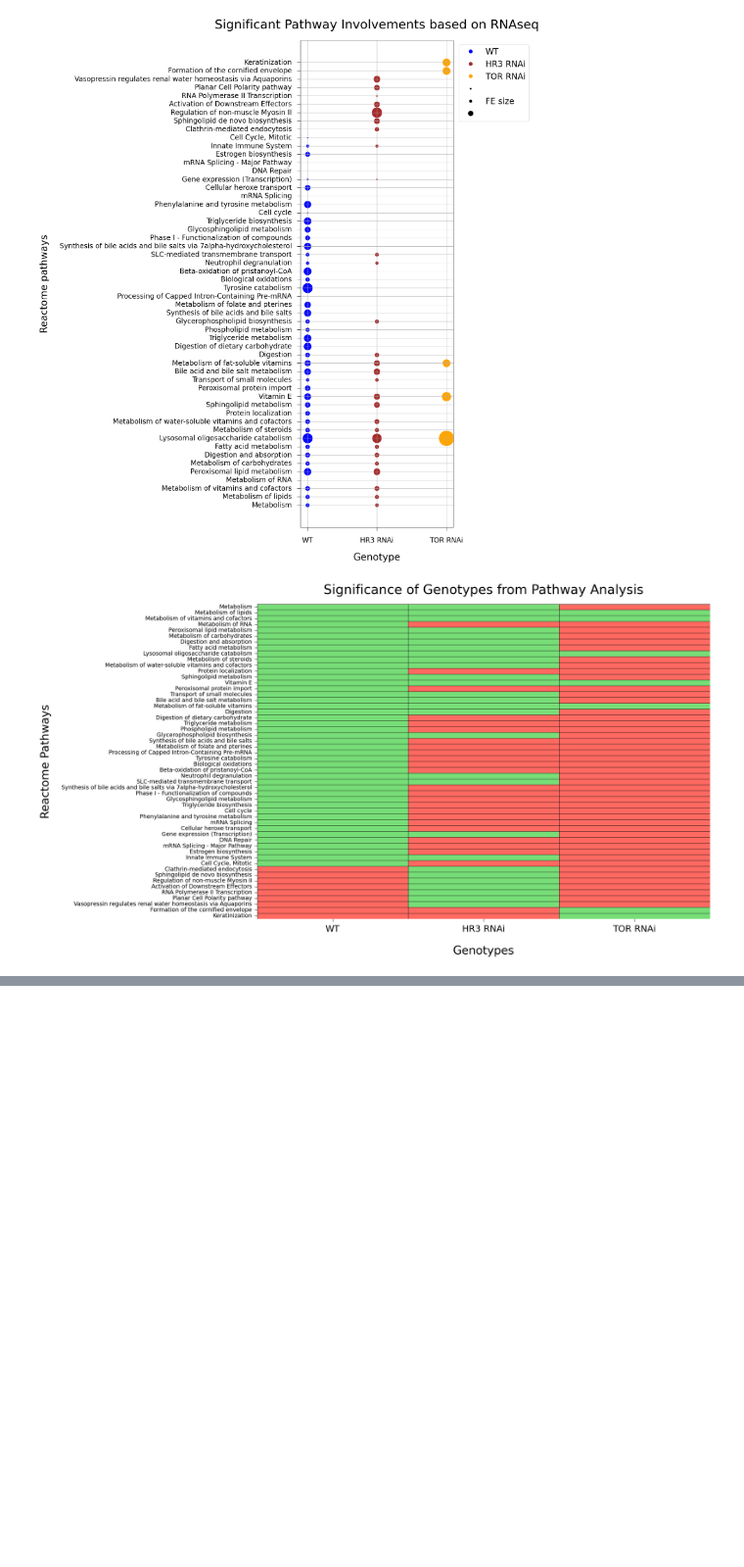
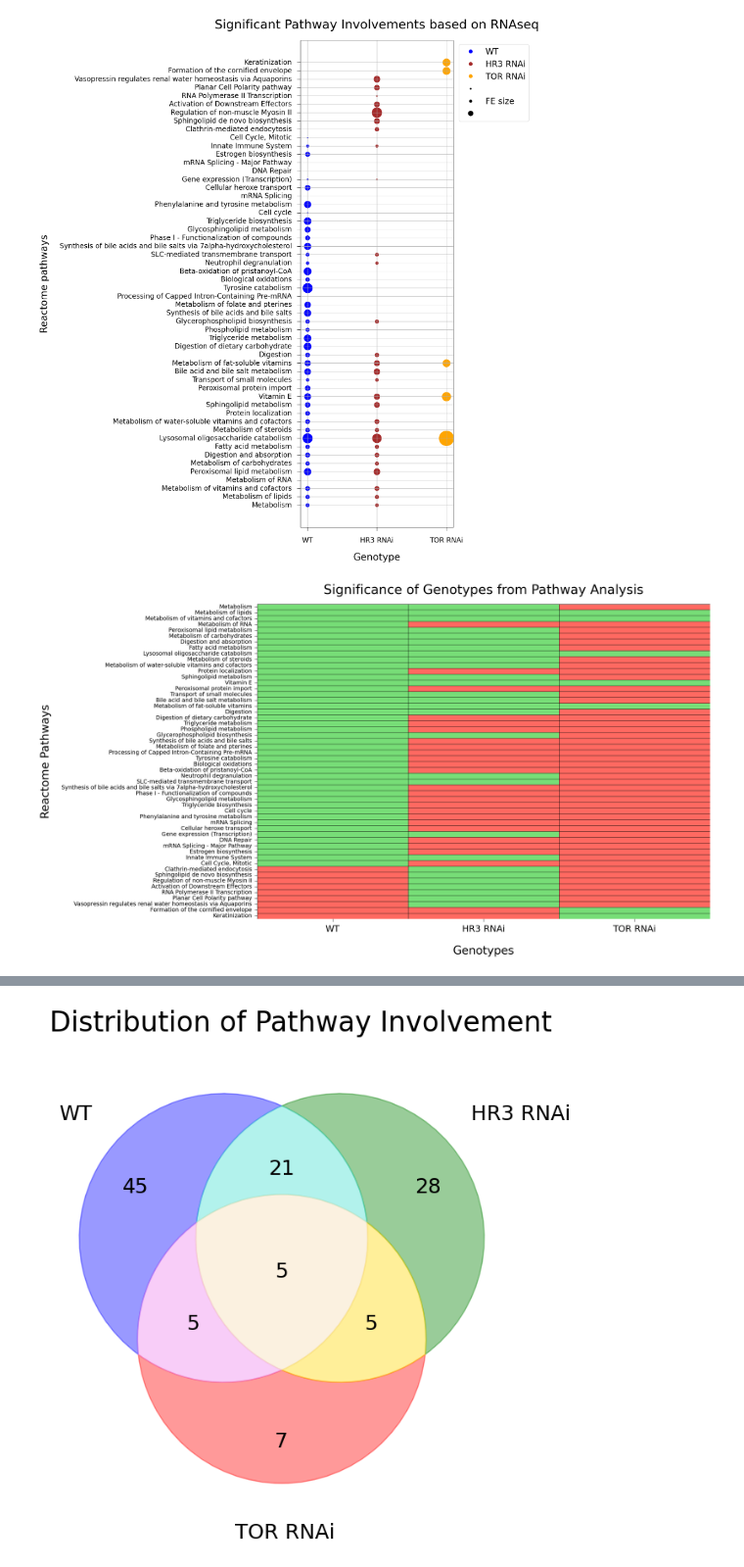
Before and after one commit to nzomorrodnia/bachelorproject_drosophila, a Jupyter notebook: RNA seq pathway analysis.ipynb, the cells around one changed output, grey strips where cells are left out. Shown at 98% size. Saved outputs shown, nothing was run; the diff lists cells and outputs as text; code cells hidden in the pictures; blank space fills up the shorter version.

```diff
--- a/RNA seq pathway analysis.ipynb
+++ b/RNA seq pathway analysis.ipynb
@@ -136,11 +137,13 @@ import matplotlib.pyplot as plt
 genotypes = ['WT', 'HR3', 'TOR']
 
 # Define the color_dict for each genotype
-color_dict = {
+color_dict_95 = {
     'WT': 'blue',
     'HR3': 'brown',
     'TOR': 'orange'
 }
+
+color_dict = color_dict_95.copy()
 
 fig, ax = plt.subplots(1, 1, figsize=(20, 22))
 c = 40  # Increase the value of c for larger spacing between dots
@@ -255,0 +263,84 @@ plt.show()
+# %%
+# Define the pathway and genotype labels
+pathway_labels = df_RNASEQ_pathways['Reactome pathways']
+genotype_labels = ['WT', 'HR3 RNAi', 'TOR RNAi']
+
+wt_labels = df_RNASEQ_pathways['WT']
+hr3_labels = df_RNASEQ_pathways['HR3']
+tor_labels = df_RNASEQ_pathways['TOR']
+
+wt_pathways = set([label for i, label in enumerate(pathway_labels) if wt_labels[i] == 'x'])
+hr3_pathways = set([label for i, label in enumerate(pathway_labels) if hr3_labels[i] == 'x'])
+tor_pathways = set([label for i, label in enumerate(pathway_labels) if tor_labels[i] == 'x'])
+
+
+# Calculate pathway counts
+wt_count = len(wt_pathways)
+hr3_count = len(hr3_pathways)
+tor_count = len(tor_pathways)
+wt_hr3_count = len(wt_pathways.intersection(hr3_pathways))
+wt_tor_count = len(wt_pathways.intersection(tor_pathways))
+hr3_tor_count = len(hr3_pathways.intersection(tor_pathways))
+wt_hr3_tor_count = len(wt_pathways.intersection(hr3_pathways, tor_pathways))
+
+# Create the figure with larger figsize
+fig, ax = plt.subplots(figsize=(8, 8))  # Adjust the values as needed
+
+# Create the Venn diagram
+venn = venn3_unweighted(subsets=(wt_count, hr3_count, wt_hr3_count, tor_count,
+                                 wt_tor_count, hr3_tor_count, wt_hr3_tor_count),
+                        set_labels=('WT', 'HR3 RNAi', 'TOR RNAi'))
+
+# Customize the diagram
+venn.get_label_by_id('100').set_text(f'{wt_count}')
+venn.get_label_by_id('010').set_text(f'{hr3_count}')
+venn.get_label_by_id('001').set_text(f'{tor_count}')
+venn.get_label_by_id('110').set_text(f'{wt_hr3_count}')
+venn.get_label_by_id('101').set_text(f'{wt_tor_count}')
+venn.get_label_by_id('011').set_text(f'{hr3_tor_count}')
+venn.get_label_by_id('111').set_text(f'{wt_hr3_tor_count}')
+
+# Set colors for each subset
+venn.get_patch_by_id('100').set_color('blue')       # Only WT
+venn.get_patch_by_id('010').set_color('green')    # Only HR3 RNAi
+venn.get_patch_by_id('001').set_color('red')     # Only TOR RNAi
+venn.get_patch_by_id('110').set_color('turquoise')        # WT and HR3 RNAi
+venn.get_patch_by_id('101').set_color('violet')        # WT and TOR RNAi
+venn.get_patch_by_id('011').set_color('gold')          # HR3 RNAi and TOR RNAi
+venn.get_patch_by_id('111').set_color('wheat')          # WT, HR3 RNAi, and TOR RNAi
+
+
+# Set font properties for the labels
+font = FontProperties(family='DejaVu Sans', size=18)
+for text in venn.set_labels:
+    text.set_fontproperties(font)
+    if text.get_text() == 'WT':
+        text.set_position((-0.56, 0.45))
+    elif text.get_text() == 'HR3 RNAi':
+        text.set_position((0.56, 0.45))
+    elif text.get_text() == 'TOR RNAi':
+        text.set_position((0.01, -0.74))
+
+
+
+only_WT = venn.get_label_by_id('100').set_fontproperties(font)
+only_HR3_RNAi = venn.get_label_by_id('010').set_fontproperties(font)
+only_TOR_RNAi = venn.get_label_by_id('001').set_fontproperties(font)
+WT_HR3_RNAi = venn.get_label_by_id('110').set_fontproperties(font)
+WT_TOR_RNAi = venn.get_label_by_id('101').set_fontproperties(font)
+HR3_RNAi_TOR_RNAi = venn.get_label_by_id('011').set_fontproperties(font)
+all_genotypes = venn.get_label_by_id('111').set_fontproperties(font)
+
+
+# Set title and adjust plot layout
+title = plt.title('Distribution of Pathway Involvement', fontproperties=font, size=24, pad=25)  # Increase the 'pad' value to add more spacing
+title.set_position([0.54, 5])  # Set the position of the title to be centered
+
+plt.subplots_adjust(top=0.8)  # Adjust the top margin to increase the spacing
+
+# Save the plot to a file
+plt.savefig('venn_plot_pathway_oldphospho.png')
+
+plt.show()
+# %% [output]
+[figure, added]
```
Also changed, not shown: parts of 2 cells of this notebook.
